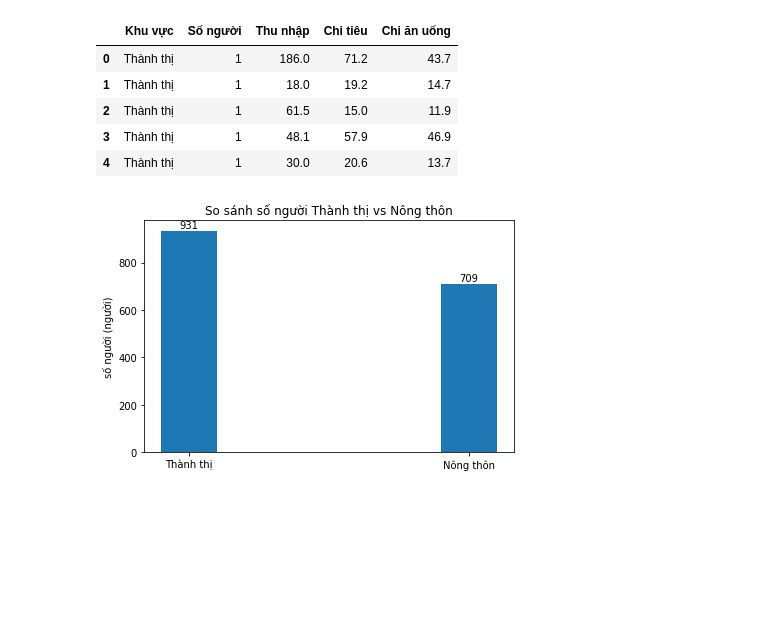
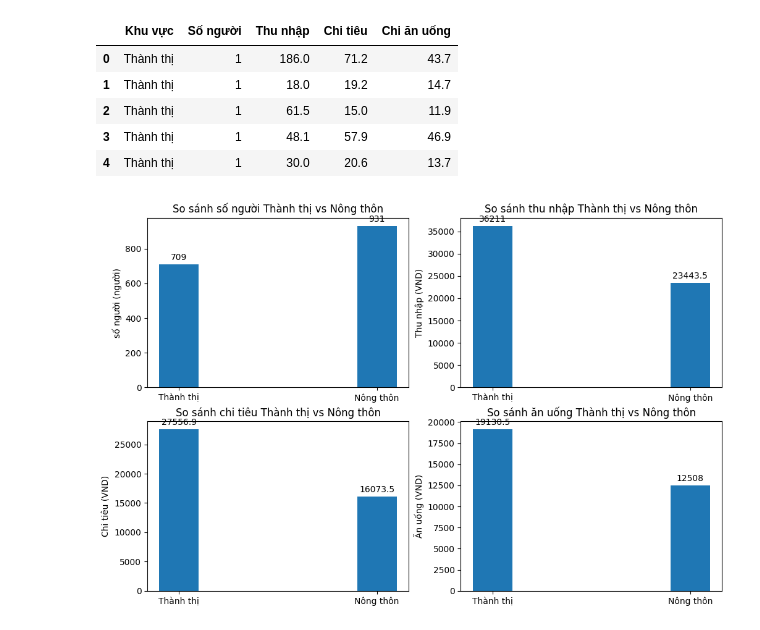
Before and after one commit to laivietanh1986/DataAnalystExperiment, a Jupyter notebook: DA_2.ipynb, the cells around one changed output. Drawn from its saved outputs; the diff is of its cells as text; code cells hidden in the pictures; blank space fills up the shorter version.

Commit message:
add more chart for thanh thi va nong thon

```diff
--- a/DA_2.ipynb
+++ b/DA_2.ipynb
@@ -10,7 +10,8 @@ vẽ biểu đồ so sánh  nông thôn và thành thị
 import numpy as np
 import pandas as pd
 import matplotlib.pyplot as plt
-
+plt.rcParams['figure.figsize'] = [12, 8]
+plt.rcParams['figure.dpi'] = 100 # 200 e.g. is really fine, but slower
 data_income = pd.read_csv('./data/data-vn.csv')
 # %%
 data_income.describe()
@@ -36,26 +37,47 @@ data_income.head(5)
 # %%
 ''' vẽ biểu đồ so sánh  nông thôn và thành thị
 1. số người thành thị và nông thôn
- '''
+2. thu nhập thành thị và nông thôn
+3. chi tiêu của thành thị và nông thôn
+4. ăn uống của thành thị và nông thôn
+'''
 khu_vuc = ['Thành thị','Nông thôn']
-songuoi_nongthon = data_income[data_income['Khu vực']=='Thành thị']
-songuoi_thanhthi = data_income[data_income['Khu vực']=='Nông thôn']
+songuoi_thanhthi = data_income[data_income['Khu vực']=='Thành thị']
+songuoi_nongthon = data_income[data_income['Khu vực']=='Nông thôn']
 songuoi =np.array([sum(songuoi_thanhthi.iloc[:,1]),sum(songuoi_nongthon.iloc[:,1])])
-
+thunhap =np.array([sum(songuoi_thanhthi.iloc[:,2]),sum(songuoi_nongthon.iloc[:,2])])
+chitieu = np.array([sum(songuoi_thanhthi.iloc[:,3]),sum(songuoi_nongthon.iloc[:,3])])
+anuong = np.array([sum(songuoi_thanhthi.iloc[:,4]),sum(songuoi_nongthon.iloc[:,4])])
 
 x  = np.arange(len(khu_vuc))
 width = 0.2 # width of the bar
-fig,ax = plt.subplots()
-rects1 = ax.bar(x,songuoi,width,label='Thành thị')
+fig,ax = plt.subplots(2,2)
+
+rects1 = ax[0,0].bar(x,songuoi,width,label='Thành thị')
+rects2 = ax[0,1].bar(x,thunhap,width,label='Thành thị')
+rects3 = ax[1,0].bar(x,chitieu,width,label='Thành thị')
+rects4 = ax[1,1].bar(x,anuong,width,label='Thành thị')
+
+ax[0,0].set_ylabel('số người (người)')
+ax[0,0].set_title('So sánh số người Thành thị vs Nông thôn')
+ax[0,0].set_xticks(x,khu_vuc)
+ax[0,0].bar_label(rects1,padding=3)
 
 
-ax.set_ylabel('số người (người)')
-ax.set_title('So sánh số người Thành thị vs Nông thôn')
-ax.set_xticks(x,khu_vuc)
+ax[0,1].set_ylabel('Thu nhập (VND)')
+ax[0,1].set_title('So sánh thu nhập Thành thị vs Nông thôn')
+ax[0,1].set_xticks(x,khu_vuc)
+ax[0,1].bar_label(rects2,padding=3)
 
+ax[1,0].set_ylabel('Chi tiêu (VND)')
+ax[1,0].set_title('So sánh chi tiêu Thành thị vs Nông thôn')
+ax[1,0].set_xticks(x,khu_vuc)
+ax[1,0].bar_label(rects3,padding=3)
 
-ax.bar_label(rects1,padding=1)
-fig.tight_layout()
+ax[1,1].set_ylabel('Ăn uống (VND)')
+ax[1,1].set_title('So sánh ăn uống Thành thị vs Nông thôn')
+ax[1,1].set_xticks(x,khu_vuc)
+ax[1,1].bar_label(rects4,padding=3)
 plt.show()
 # %% [output]
-[figure, old version]
+[figure, new version]
```
Also changed, not shown: parts of 1 cell of this notebook.
